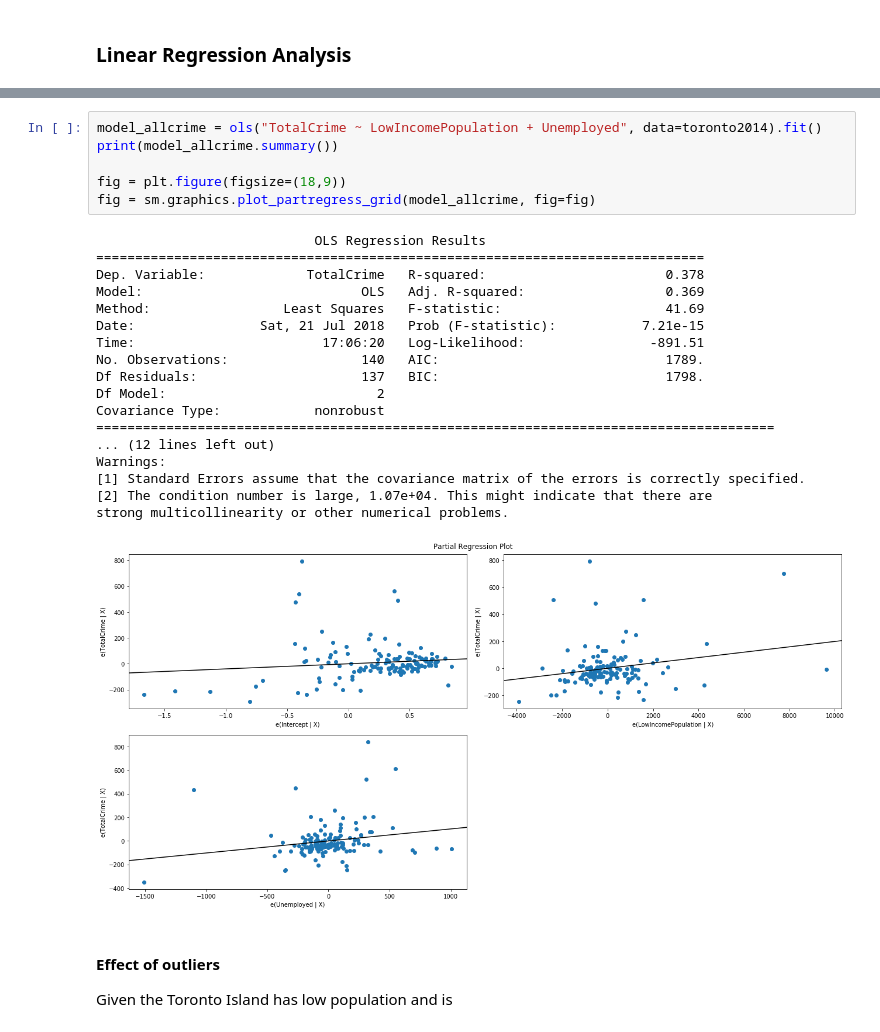
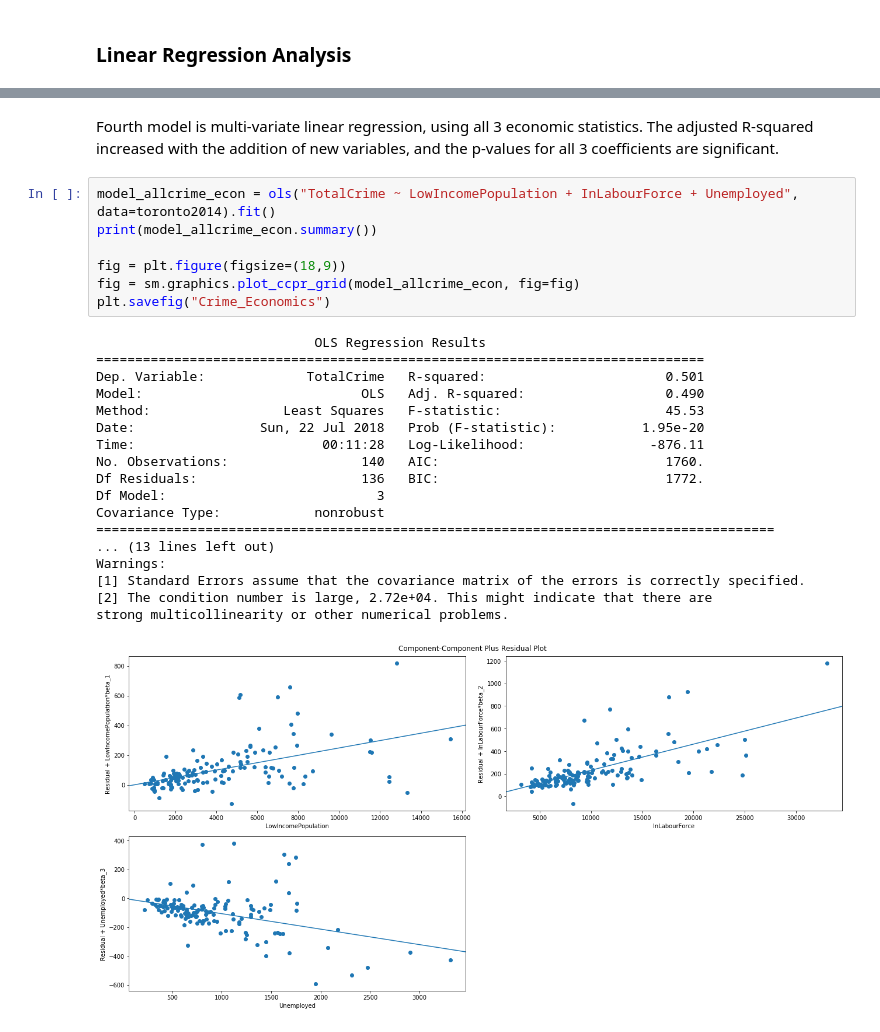
Before and after one commit to elauws/UofT3251, a Jupyter notebook: Analysis.ipynb, the cells around one changed output, grey strips where cells are left out. Cells and saved outputs as stored; diff of their text form.

```diff
--- a/Analysis.ipynb
+++ b/Analysis.ipynb
@@ -151,32 +193,31 @@ Warnings:
 [2] The condition number is large, 2.18e+03. This might indicate that there are
 strong multicollinearity or other numerical problems.
 [figure]
+# %% [markdown]
+Fourth model is multi-variate linear regression, using all 3 economic statistics. The adjusted R-squared increased with the addition of new variables, and the p-values for all 3 coefficients are significant.
 # %%
-model_allcrime = ols("TotalCrime ~ LowIncomePopulation + Unemployed", data=toronto2014).fit()
-print(model_allcrime.summary())
+model_allcrime_econ = ols("TotalCrime ~ LowIncomePopulation + InLabourForce + Unemployed", data=toronto2014).fit()
+print(model_allcrime_econ.summary())
 
 fig = plt.figure(figsize=(18,9))
-fig = sm.graphics.plot_partregress_grid(model_allcrime, fig=fig)
+fig = sm.graphics.plot_ccpr_grid(model_allcrime_econ, fig=fig)
+plt.savefig("Crime_Economics")
 # %% [output]
                             OLS Regression Results
 ==============================================================================
-Dep. Variable:             TotalCrime   R-squared:                       0.378
-Model:                            OLS   Adj. R-squared:                  0.369
-Method:                 Least Squares   F-statistic:                     41.69
-Date:                Sat, 21 Jul 2018   Prob (F-statistic):           7.21e-15
-Time:                        17:06:20   Log-Likelihood:                -891.51
-No. Observations:                 140   AIC:                             1789.
-Df Residuals:                     137   BIC:                             1798.
-Df Model:                           2
+Dep. Variable:             TotalCrime   R-squared:                       0.501
+Model:                            OLS   Adj. R-squared:                  0.490
+Method:                 Least Squares   F-statistic:                     45.53
+Date:                Sun, 22 Jul 2018   Prob (F-statistic):           1.95e-20
+Time:                        00:11:28   Log-Likelihood:                -876.11
+No. Observations:                 140   AIC:                             1760.
+Df Residuals:                     136   BIC:                             1772.
+Df Model:                           3
 Covariance Type:            nonrobust
 =======================================================================================
-... (12 lines left out)
+... (13 lines left out)
 Warnings:
 [1] Standard Errors assume that the covariance matrix of the errors is correctly specified.
-[2] The condition number is large, 1.07e+04. This might indicate that there are
+[2] The condition number is large, 2.72e+04. This might indicate that there are
 strong multicollinearity or other numerical problems.
-[figure, old version]
+[figure, new version]
-# %% [markdown]
-#### Effect of outliers
-
-Given the Toronto Island has low population and is
```
Also changed, not shown: parts of 21 cells of this notebook.
